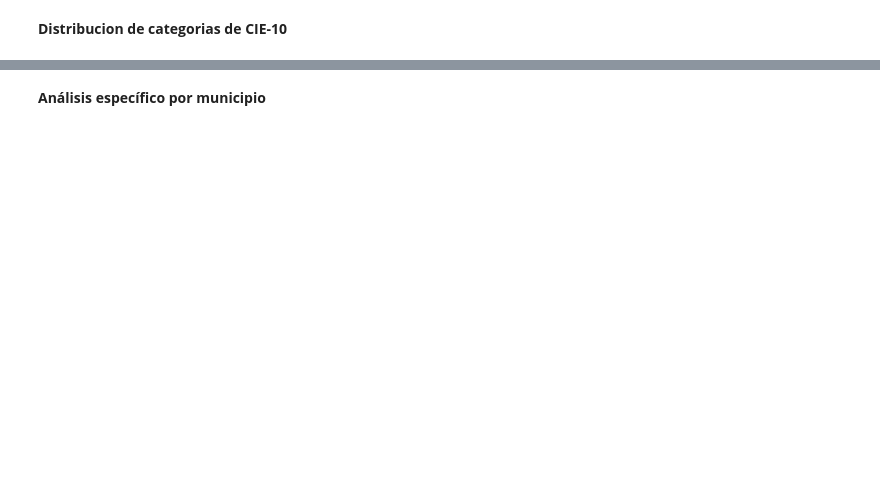
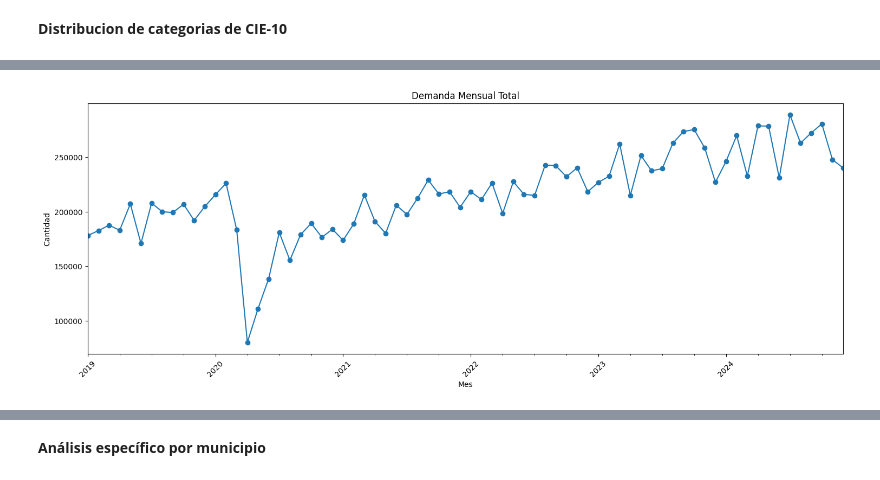
Before and after one commit to luencaro/Data-Challenge-Pro, a Jupyter notebook: data-challenge.ipynb, the cells around one changed output, grey strips where cells are left out. Saved outputs shown, nothing was run; the diff lists cells and outputs as text; code cells hidden in the pictures; blank space fills up the shorter version.

```diff
--- a/data-challenge.ipynb
+++ b/data-challenge.ipynb
@@ -135,17 +275,19 @@ plt.show()
 # %%
 # Asegurarse de que FECHA_ATENCION es datetime (ya se parseó en la carga)
-df_salud['Dia'] = df_salud['FECHA_ATENCION'].dt.to_period('D')
+df_salud['Mes'] = df_salud['FECHA_ATENCION'].dt.to_period('M')
 
 # Agrupar la demanda (Cantidad) por mes
-demanda_por_mes = df_salud.groupby('Dia')['Cantidad'].sum().sort_index()
+demanda_por_mes = df_salud.groupby('Mes')['Cantidad'].sum().sort_index()
 
-plt.figure(figsize=(32,12))
-demanda_por_mes.plot()
+plt.figure(figsize=(18,6))
+demanda_por_mes.plot(marker='o')
 plt.title("Demanda Mensual Total")
-plt.xlabel("Dia")
+plt.xlabel("Mes")
 plt.ylabel("Cantidad")
 plt.xticks(rotation=45)
 plt.show()
+# %% [output]
+[figure, added]
 # %%
 # Agrupar y sumar las cantidades por municipio
 demanda_municipio = (
```
Also changed, not shown: parts of 33 cells of this notebook.
